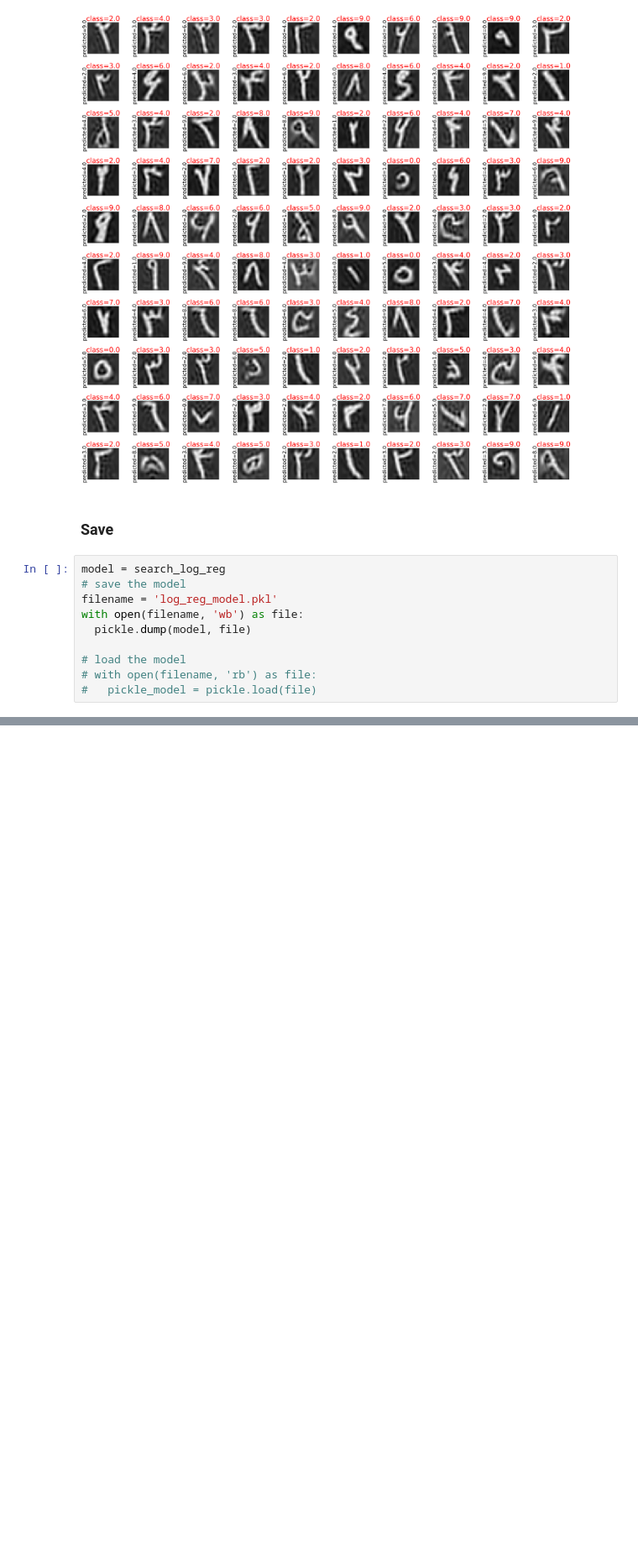
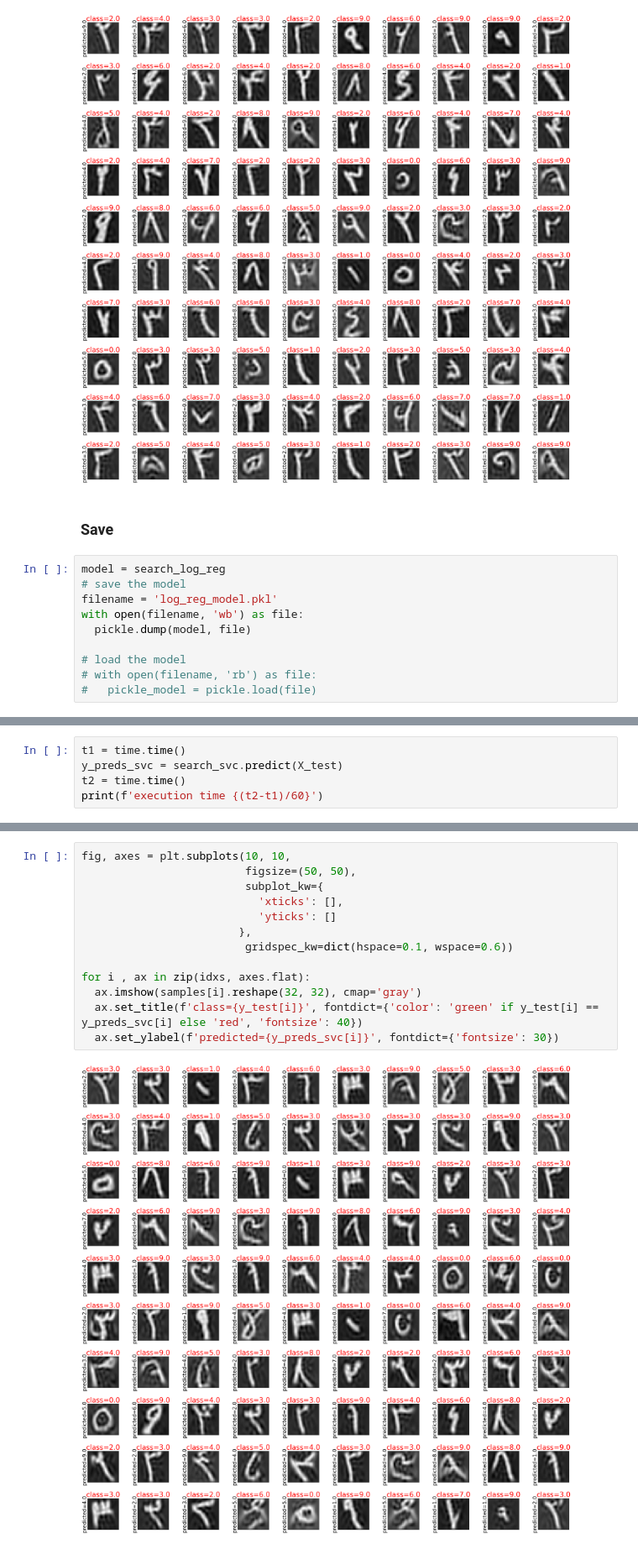
Before and after one commit to mo-amininasab/FarsiDigits-Recognizer, a Jupyter notebook: HodaDataSet_ML.ipynb, the cells around one changed output, grey strips where cells are left out. Shown at 84% size. Saved outputs shown, nothing was run; the diff lists cells and outputs as text; blank space fills up the shorter version.

```diff
--- a/HodaDataSet_ML.ipynb
+++ b/HodaDataSet_ML.ipynb
@@ -427,0 +473,5 @@ with open(filename, 'wb') as file:
+# %%
+t1 = time.time()
+y_preds_svc = search_svc.predict(X_test)
+t2 = time.time()
+print(f'execution time {(t2-t1)/60}')
@@ -427,0 +518,15 @@ with open(filename, 'wb') as file:
+# %%
+fig, axes = plt.subplots(10, 10,
+                         figsize=(50, 50),
+                         subplot_kw={
+                           'xticks': [],
+                           'yticks': []
+                        },
+                         gridspec_kw=dict(hspace=0.1, wspace=0.6))
+
+for i , ax in zip(idxs, axes.flat):
+  ax.imshow(samples[i].reshape(32, 32), cmap='gray')
+  ax.set_title(f'class={y_test[i]}', fontdict={'color': 'green' if y_test[i] == y_preds_svc[i] else 'red', 'fontsize': 40})
+  ax.set_ylabel(f'predicted={y_preds_svc[i]}', fontdict={'fontsize': 30})
+# %% [output]
+[figure, added]
```
Also changed, not shown: parts of 14 cells of this notebook.
